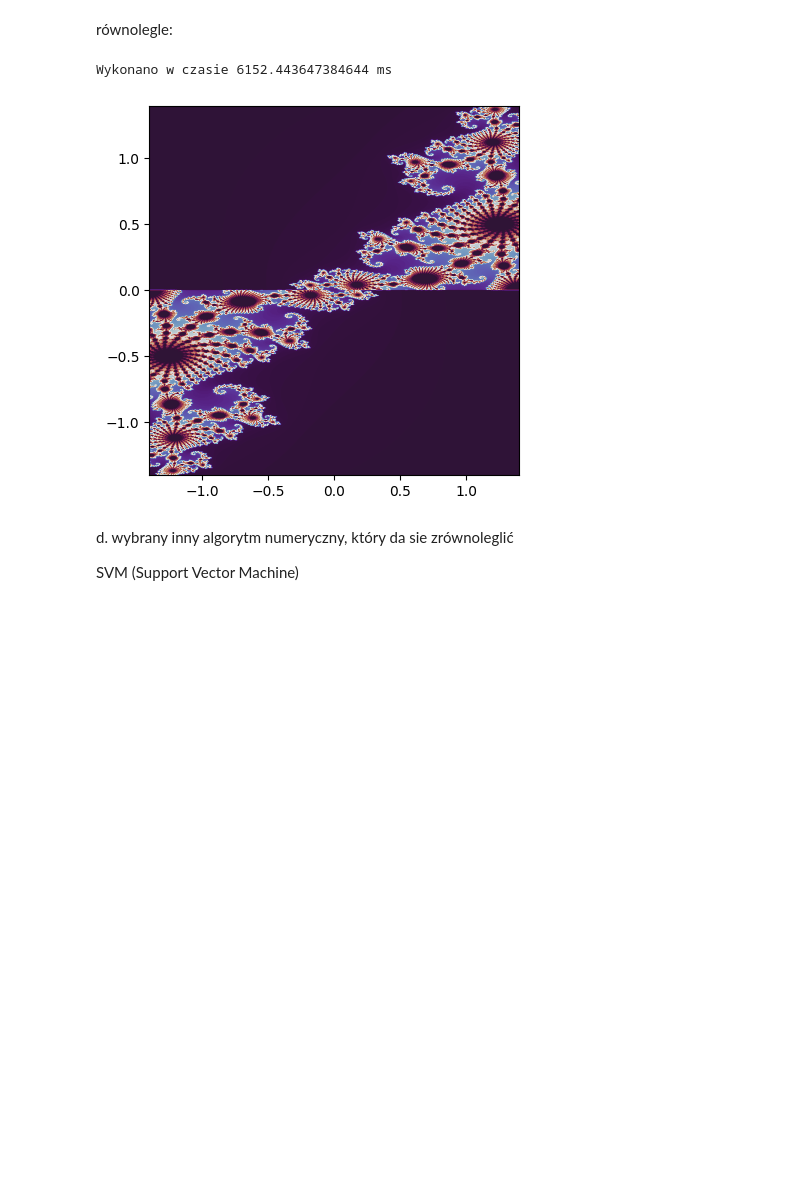
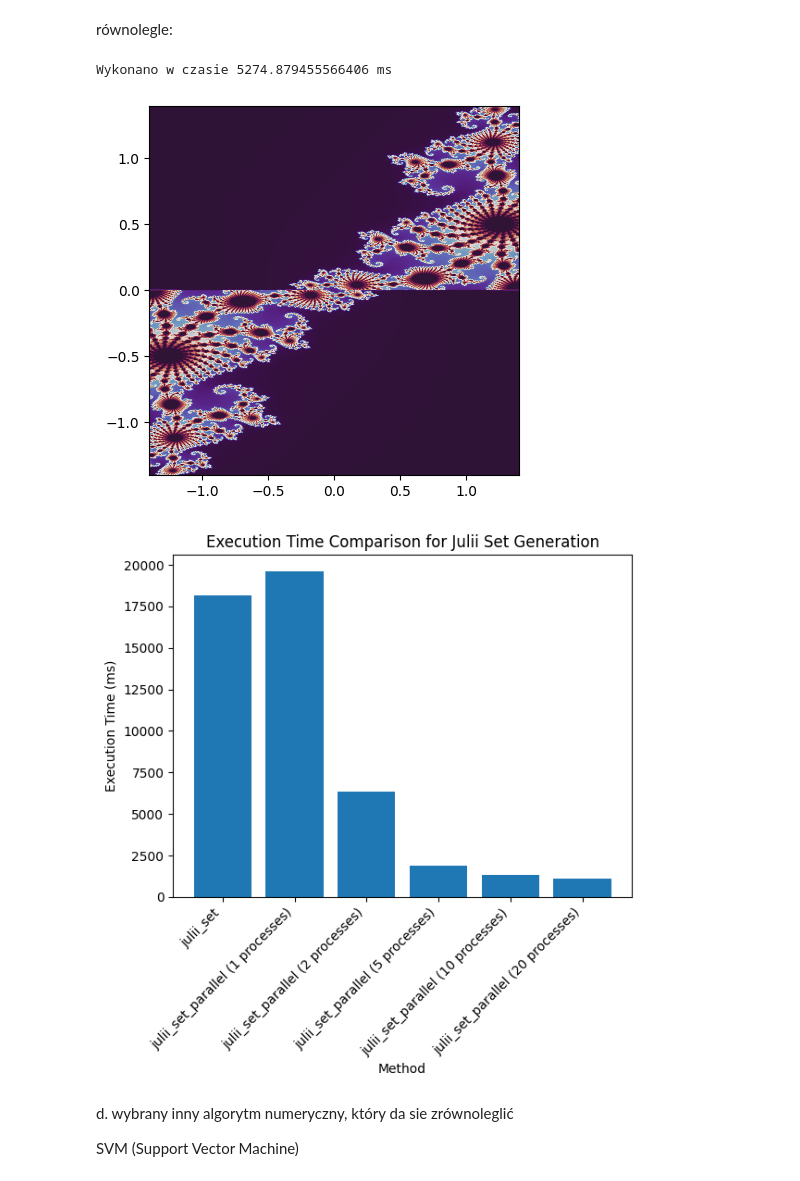
Before and after one commit to Szymqn/ProgramowanieRownolegleIRozproszone, a Jupyter notebook: lab4/zadanie1.ipynb, the cells around one changed output. Drawn from its saved outputs; the diff is of its cells as text; code cells hidden in the pictures; blank space fills up the shorter version.

```diff
--- a/lab4/zadanie1.ipynb
+++ b/lab4/zadanie1.ipynb
@@ -186,12 +265,10 @@ ymin = -1.5
 ymax = 1.5
 
 print('mandelbrot_serial, Resolution 600x600:')
-start_time = time.time()
+start = time.time()
 arr = mandelbrot_serial(xmin, xmax, ymin, ymax, N=600)
-end_time = time.time()
-execution_time = end_time - start_time
-execution_time *= 1000
-print(f"Wykonano w czasie {execution_time} ms.")
+end = time.time()
+print(f'{end - start} secs')
 plt.imshow(arr, extent=[xmin, xmax, ymin, ymax])
 plt.savefig('MandelBrot.png')
 plt.show()
@@ -336,7 +460,7 @@ Fraktal Julii
 # %% [markdown]
 szeregowo:
 # %%
-def julia_set(h_range, w_range, max_iterations):
+def julii_set(h_range, w_range, max_iterations):
     y, x = np.ogrid[1.4: -1.4: h_range*1j, -1.4: 1.4: w_range*1j]
     z_array = x + y*1j
     a = -0.744 + 0.148j
@@ -375,7 +499,7 @@ Wykonano w czasie 22287.752389907837 ms
 # %% [markdown]
 równolegle:
 # %%
-def compute_julia_set_chunk(h_range, w_range, max_iterations, y_range, x_range):
+def compute_julii_set_chunk(h_range, w_range, max_iterations, y_range, x_range):
     y, x = np.meshgrid(y_range, x_range)
     z_array = x + y * 1j
     a = -0.744 + 0.148j
@@ -398,7 +522,7 @@ def compute_julia_set_chunk(h_range, w_range, max_iterations, y_range, x_range):
 
     return iterations_until_divergence
 
-def julia_set_parallel(h_range, w_range, max_iterations, num_processes):
+def julii_set_parallel(h_range, w_range, max_iterations, num_processes):
     y, x = np.linspace(1.4, -1.4, h_range), np.linspace(-1.4, 1.4, w_range)
 
     pool = Pool(num_processes)
@@ -410,7 +534,7 @@ def julia_set_parallel(h_range, w_range, max_iterations, num_processes):
     for i in range(num_processes):
         y_range = y_chunks[i]
         x_range = x_chunks[i]
-        results.append(pool.apply_async(compute_julia_set_chunk, (h_range, w_range, max_iterations, y_range, x_range)))
+        results.append(pool.apply_async(compute_julii_set_chunk, (h_range, w_range, max_iterations, y_range, x_range)))
 
     pool.close()
     pool.join()
@@ -419,7 +543,7 @@ def julia_set_parallel(h_range, w_range, max_iterations, num_processes):
     return iterations_until_divergence
 # %%
 start_time = time.time()
-arr = julia_set_parallel(2000, 2000, 200, 2)
+arr = julii_set_parallel(2000, 2000, 200, 2)
 end_time = time.time()
 execution_time = end_time - start_time
 execution_time *= 1000
@@ -429,8 +553,39 @@ plt.axis('on')
 plt.show()
 plt.close()
 # %% [output]
-Wykonano w czasie 6152.443647384644 ms
+Wykonano w czasie 5274.879455566406 ms
 [figure]
+# %%
+def measure_execution_time(func, *args):
+    start_time = time.time()
+    result = func(*args)
+    end_time = time.time()
+    execution_time = (end_time - start_time) * 1000
+    return execution_time
+
+def measure_julii_set_parallel_time(num_processes):
+    start_time = time.time()
+    arr_parallel = julii_set_parallel(2000, 2000, 200, num_processes)
+    end_time = time.time()
+    execution_time = (end_time - start_time) * 1000
+    return execution_time
+
+julii_set_time = measure_execution_time(julii_set, 2000, 2000, 200)
+
+num_processes_values = [1, 2, 5, 10, 20]
+julii_set_parallel_times = [measure_julii_set_parallel_time(num_processes) for num_processes in num_processes_values]
+
+labels = ['julii_set'] + [f'julii_set_parallel ({num_processes} processes)' for num_processes in num_processes_values]
+times = [julii_set_time] + julii_set_parallel_times
+
+plt.bar(labels, times)
+plt.xlabel('Method')
+plt.ylabel('Execution Time (ms)')
+plt.title('Execution Time Comparison for Julii Set Generation')
+plt.xticks(rotation=45, ha='right')
+plt.show()
+# %% [output]
+[figure, added]
 # %% [markdown]
 d. wybrany inny algorytm numeryczny, który da sie zrównoleglić
 
```
Also changed, not shown: parts of 17 cells of this notebook.
